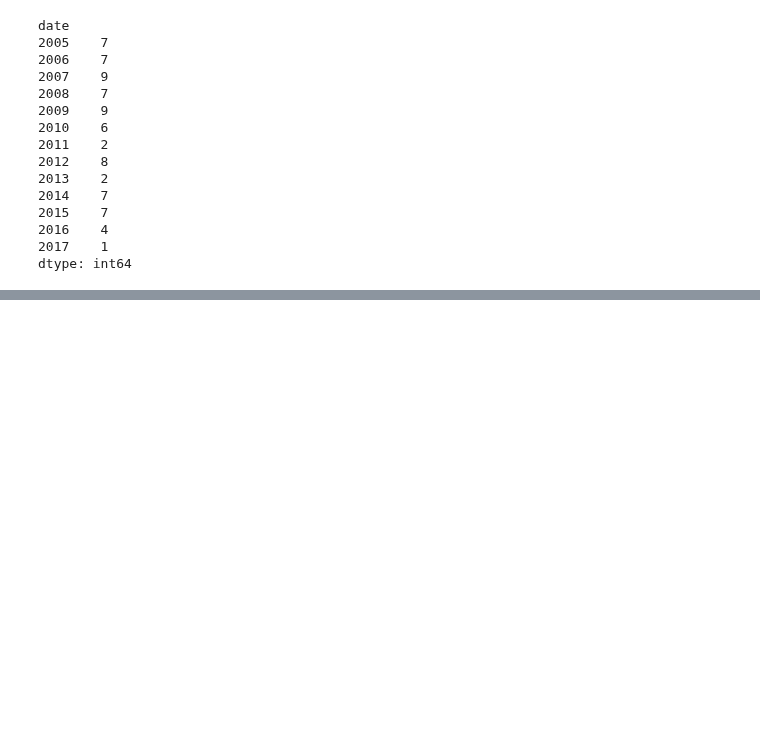
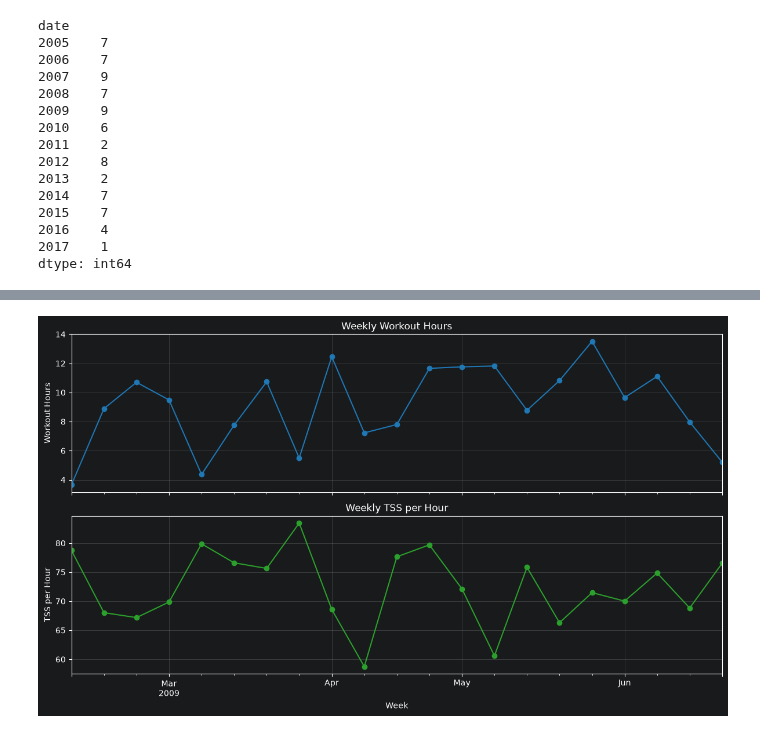
Before and after one commit to jhh0107gsc-hub/cycling, a Jupyter notebook: notebooks/02_training_trends.ipynb, the cells around one changed output, grey strips where cells are left out. Drawn from its saved outputs; the diff is of its cells as text; code cells hidden in the pictures; blank space fills up the shorter version.

```diff
--- a/notebooks/02_training_trends.ipynb
+++ b/notebooks/02_training_trends.ipynb
@@ -110,0 +281,9 @@ dtype: int64
+# %%
+weekly_training_df = pd.DataFrame(
+    {
+        "workout_hours": weekly_workout_hours,
+        "tss": weekly_tss,
+    }
+)
+
+weekly_training_df
@@ -110,0 +309,7 @@ dtype: int64
+# %%
+weekly_training_df["tss_per_hour"] = (
+    weekly_training_df["tss"]
+    / weekly_training_df["workout_hours"]
+)
+
+weekly_training_df.round(2)
@@ -110,0 +335,33 @@ dtype: int64
+# %%
+fig, axes = plt.subplots(
+    nrows=2,
+    ncols=1,
+    figsize=(12, 7),
+    sharex=True,
+)
+
+weekly_training_df["workout_hours"].plot(
+    ax=axes[0],
+    marker="o",
+    color="tab:blue",
+)
+
+axes[0].set_title("Weekly Workout Hours")
+axes[0].set_ylabel("Workout Hours")
+axes[0].grid(alpha=0.3)
+
+weekly_training_df["tss_per_hour"].plot(
+    ax=axes[1],
+    marker="o",
+    color="tab:green",
+)
+
+axes[1].set_title("Weekly TSS per Hour")
+axes[1].set_xlabel("Week")
+axes[1].set_ylabel("TSS per Hour")
+axes[1].grid(alpha=0.3)
+
+plt.tight_layout()
+plt.show()
+# %% [output]
+[figure, added]
```
Also changed, not shown: parts of 25 cells of this notebook.
